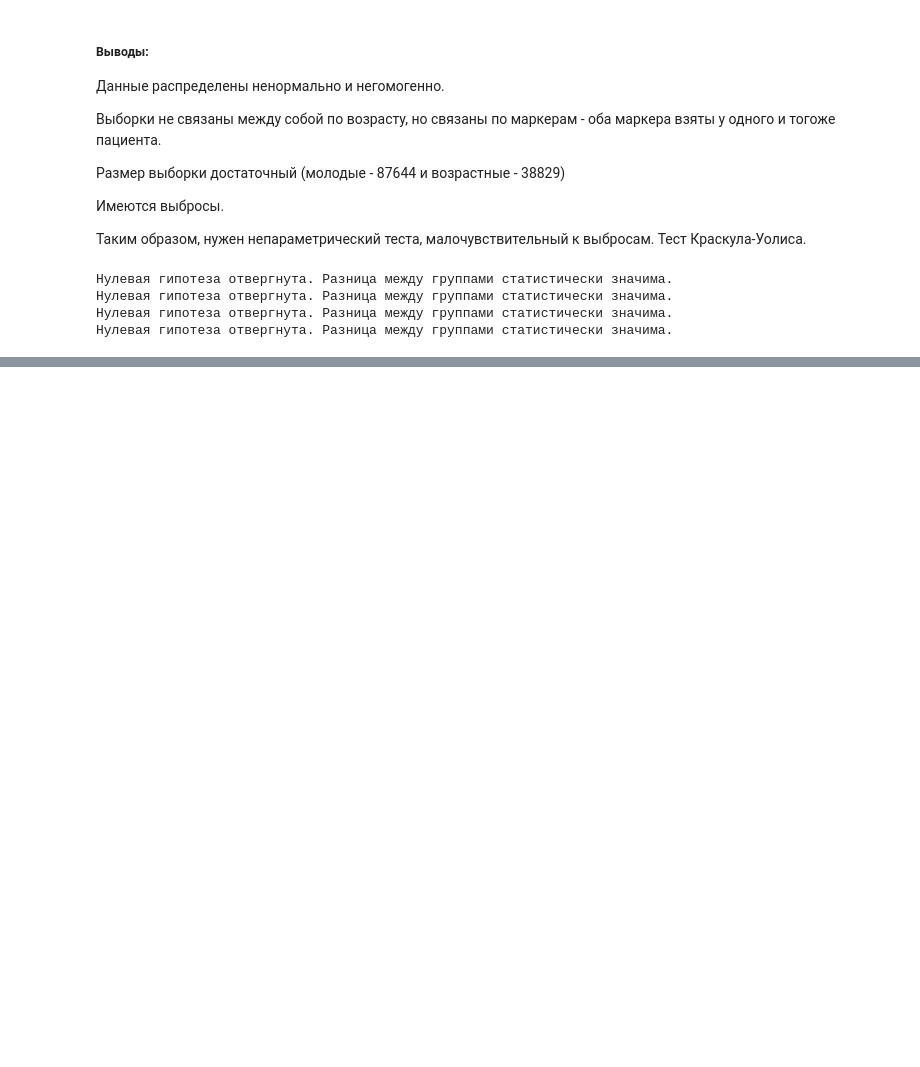
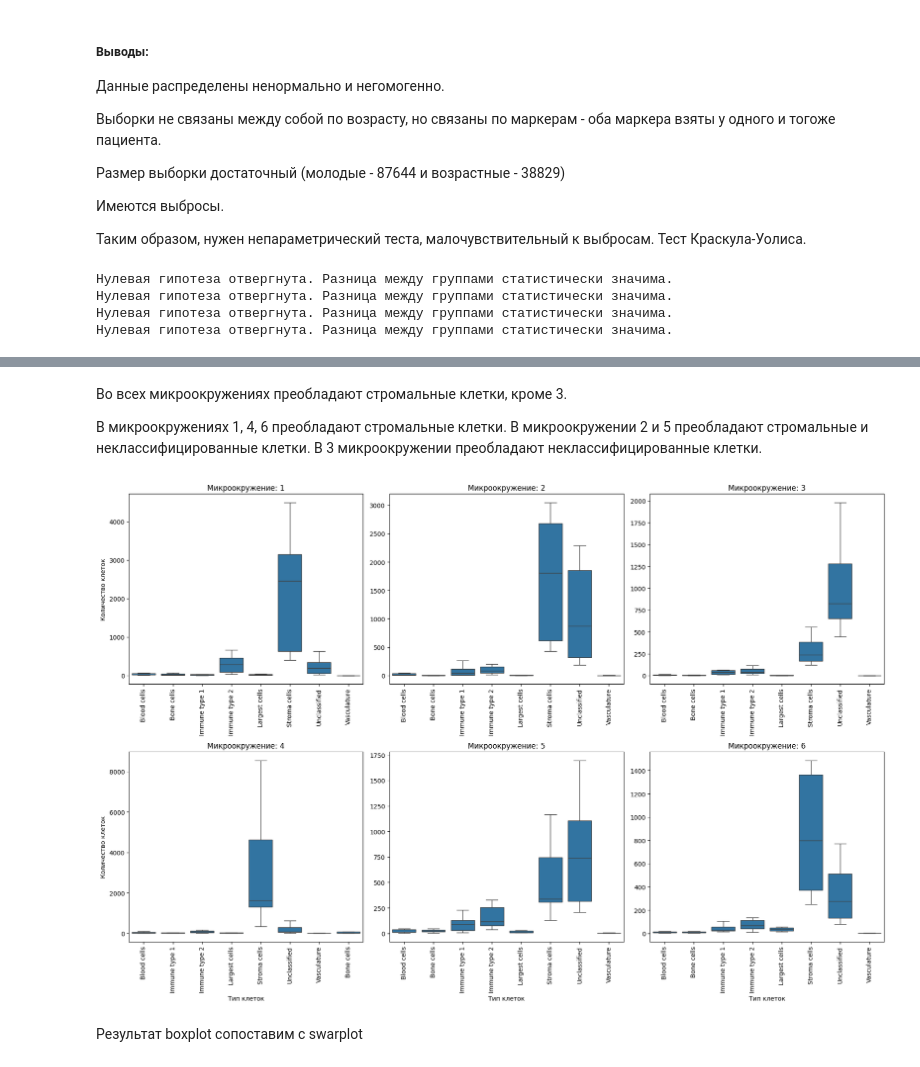
Before and after one commit to grafgad/HW3, a Jupyter notebook: hw_3_Дуринян.ipynb, the cells around one changed output, grey strips where cells are left out. Drawn from its saved outputs; the diff is of its cells as text; code cells hidden in the pictures; blank space fills up the shorter version.

```diff
--- a/hw_3_Дуринян.ipynb
+++ b/hw_3_Дуринян.ipynb
@@ -586,0 +903,38 @@ compute_confidence_intervals()
+# %% [markdown]
+Во всех микроокружениях преобладают стромальные клетки, кроме 3.
+
+В микроокружениях 1, 4, 6 преобладают стромальные клетки.
+В микроокружении 2 и 5 преобладают стромальные и неклассифицированные клетки.
+В 3 микроокружении преобладают неклассифицированные клетки.
+# %%
+# Cетка из 6 графиков
+fig, axes = plt.subplots(2, 3, figsize=(18, 12))
+axes = axes.flatten()
+
+for i, community in enumerate(interaction_communities):
+    data = cell_counts[cell_counts['cell_interaction_digit'] == community]
+
+    sns.boxplot(x='cell_type', y='count', data=data,
+                showfliers=False, ax=axes[i])
+    axes[i].set_title(f'Микроокружение: {community}')
+
+    # Название оси Х для первой колонки графиков
+    if i % 3 == 0:
+        axes[i].set_ylabel('Количество клеток')
+    else:
+        axes[i].set_ylabel('')
+
+    # Название оси Y для нижней колонки линии графиков
+    if i >= len(interaction_communities) - 3:
+        axes[i].set_xlabel('Тип клеток')
+    else:
+        axes[i].set_xlabel('')
+
+    axes[i].set_xticklabels(axes[i].get_xticklabels(), rotation=90)
+
+plt.tight_layout()
+plt.show()
+# %% [output]
+[figure, added]
+# %% [markdown]
+Результат boxplot сопоставим c swarplot
```
Also changed, not shown: parts of 43 cells of this notebook.
